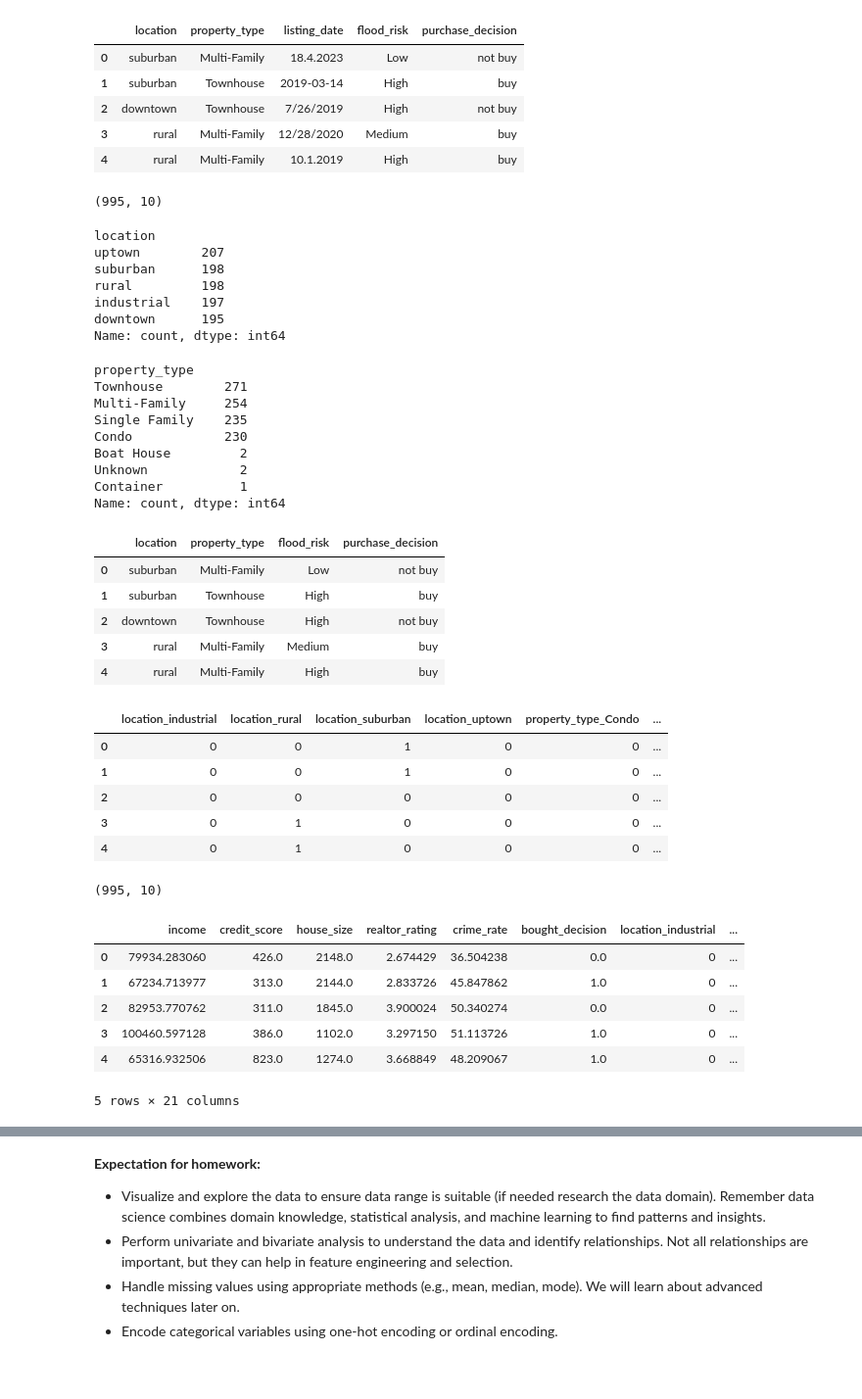
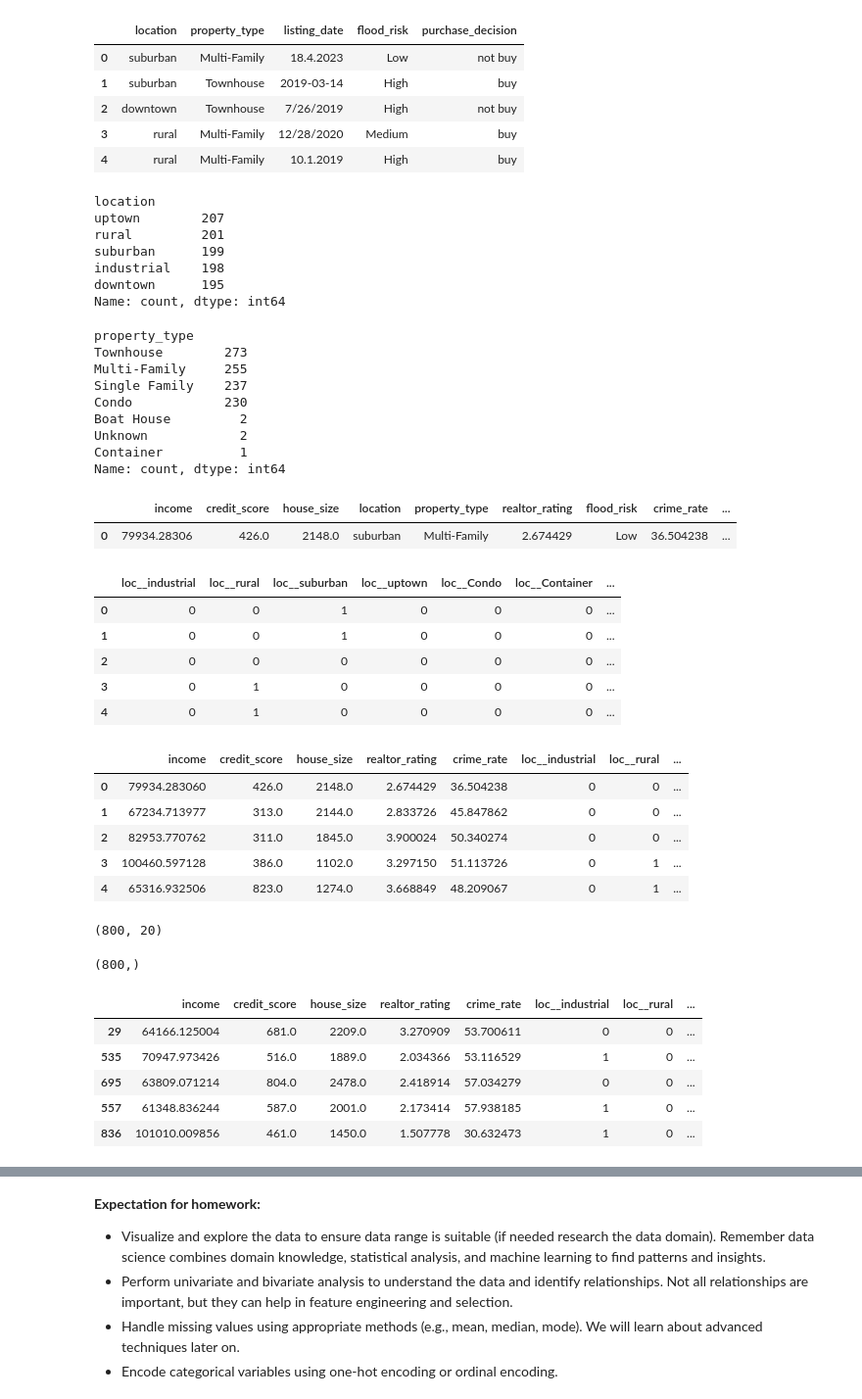
Before and after one commit to sidchakravarty/sju_dss740_spring2026, a Jupyter notebook: src/preprocessing/main_data_preprocessing.ipynb, the cells around one changed output, grey strips where cells are left out. Shown at 98% size. Cells and saved outputs as stored; diff of their text form; code cells hidden in the pictures; blank space fills up the shorter version.

```diff
--- a/src/preprocessing/main_data_preprocessing.ipynb
+++ b/src/preprocessing/main_data_preprocessing.ipynb
@@ -23,7 +23,7 @@ from sklearn.impute import SimpleImputer
 # %% [markdown]
 <h3 style = 'color:green'>2.2.2 Load and Explore Data</h3>
 # %%
-df = pd.read_csv("../../data/synthetic_housing_data (Classification).csv")
+df = pd.read_csv("../data/synthetic_housing_data (Classification).csv")
 df.head()
 # %% [output]
 |  | income | credit_score | house_size | location | property_type | listing_date | realtor_rating | flood_risk | ... |
@@ -184,3 +143,0 @@ df.groupby(['location', 'property_type']).agg({'income': 'mean'}).reset_index()
-# %%
-df['bought_decision'] = df['purchase_decision'].map({'buy': 1, 'not buy': 0})
-df['bought_decision'].value_counts(normalize=True) * 100
@@ -391,9 +297,3 @@ categoricalColumns[:5]
-# %%
-df.drop(index=df[df['credit_score'] > 850].index, inplace=True)
-# %%
-df.shape
-# %% [output]
-(995, 10)
 # %%
 df.drop('listing_date', axis = 1, inplace=True)
 # %%
@@ -401,62 +301,52 @@ df['location'].value_counts()
 # %% [output]
 location
 uptown        207
-suburban      198
-rural         198
-industrial    197
+rural         201
+suburban      199
+industrial    198
 downtown      195
 Name: count, dtype: int64
 # %%
 df['property_type'].value_counts()
 # %% [output]
 property_type
-Townhouse        271
-Multi-Family     254
-Single Family    235
+Townhouse        273
+Multi-Family     255
+Single Family    237
 Condo            230
 Boat House         2
 Unknown            2
 Container          1
 Name: count, dtype: int64
-# %%
-categoricalColumns = df.select_dtypes(include=['object'])
-categoricalColumns.head()
-# %% [output]
-|  | location | property_type | flood_risk | purchase_decision |
-| 0 | suburban | Multi-Family | Low | not buy |
-| 1 | suburban | Townhouse | High | buy |
-| 2 | downtown | Townhouse | High | not buy |
-| 3 | rural | Multi-Family | Medium | buy |
-| 4 | rural | Multi-Family | High | buy |
+# %%
+df.head(1)
+# %% [output]
+|  | income | credit_score | house_size | location | property_type | realtor_rating | flood_risk | crime_rate | ... |
+| 0 | 79934.28306 | 426.0 | 2148.0 | suburban | Multi-Family | 2.674429 | Low | 36.504238 | ... |
 # %%
 categoricalColumns = df.select_dtypes(include=['object'])
-df_categorical = pd.get_dummies(categoricalColumns, drop_first=True, dtype=int) # Ensure that data type = 0 and 1 instead of True and False
+df_categorical = pd.get_dummies(categoricalColumns, drop_first=True, prefix='loc_', dtype=int) # Ensure that data type = 0 and 1 instead of True and False
 
 df_categorical.head()
 # %% [output]
-|  | location_industrial | location_rural | location_suburban | location_uptown | property_type_Condo | ... |
-| 0 | 0 | 0 | 1 | 0 | 0 | ... |
-| 1 | 0 | 0 | 1 | 0 | 0 | ... |
-| 2 | 0 | 0 | 0 | 0 | 0 | ... |
-| 3 | 0 | 1 | 0 | 0 | 0 | ... |
-| 4 | 0 | 1 | 0 | 0 | 0 | ... |
+|  | loc__industrial | loc__rural | loc__suburban | loc__uptown | loc__Condo | loc__Container | ... |
+| 0 | 0 | 0 | 1 | 0 | 0 | 0 | ... |
+| 1 | 0 | 0 | 1 | 0 | 0 | 0 | ... |
+| 2 | 0 | 0 | 0 | 0 | 0 | 0 | ... |
+| 3 | 0 | 1 | 0 | 0 | 0 | 0 | ... |
+| 4 | 0 | 1 | 0 | 0 | 0 | 0 | ... |
-# %%
-df.shape
-# %% [output]
-(995, 10)
 # %%
 # Create training and testing sets
 X = pd.concat([df[numericalColumns.columns], df_categorical], axis=1)
 # X.drop('buy', axis = 1, inplace=True)
 X.head()
 # %% [output]
-|  | income | credit_score | house_size | realtor_rating | crime_rate | bought_decision | location_industrial | ... |
-| 0 | 79934.283060 | 426.0 | 2148.0 | 2.674429 | 36.504238 | 0.0 | 0 | ... |
-| 1 | 67234.713977 | 313.0 | 2144.0 | 2.833726 | 45.847862 | 1.0 | 0 | ... |
-| 2 | 82953.770762 | 311.0 | 1845.0 | 3.900024 | 50.340274 | 0.0 | 0 | ... |
-| 3 | 100460.597128 | 386.0 | 1102.0 | 3.297150 | 51.113726 | 1.0 | 0 | ... |
-| 4 | 65316.932506 | 823.0 | 1274.0 | 3.668849 | 48.209067 | 1.0 | 0 | ... |
+|  | income | credit_score | house_size | realtor_rating | crime_rate | loc__industrial | loc__rural | ... |
+| 0 | 79934.283060 | 426.0 | 2148.0 | 2.674429 | 36.504238 | 0 | 0 | ... |
+| 1 | 67234.713977 | 313.0 | 2144.0 | 2.833726 | 45.847862 | 0 | 0 | ... |
+| 2 | 82953.770762 | 311.0 | 1845.0 | 3.900024 | 50.340274 | 0 | 0 | ... |
+| 3 | 100460.597128 | 386.0 | 1102.0 | 3.297150 | 51.113726 | 0 | 1 | ... |
+| 4 | 65316.932506 | 823.0 | 1274.0 | 3.668849 | 48.209067 | 0 | 1 | ... |
-5 rows × 21 columns
 # %%
 y = df['purchase_decision']
 # %%
@@ -465,10 +355,21 @@ y = df['purchase_decision']
 Xtrain, Xtest, ytrain, ytest = train_test_split(X, y, test_size=0.2, random_state=42)
 # %%
 Xtrain.shape
+# %% [output]
+(800, 20)
 # %%
 ytrain.shape
+# %% [output]
+(800,)
 # %%
 Xtrain[:5]
+# %% [output]
+|  | income | credit_score | house_size | realtor_rating | crime_rate | loc__industrial | loc__rural | ... |
+| 29 | 64166.125004 | 681.0 | 2209.0 | 3.270909 | 53.700611 | 0 | 0 | ... |
+| 535 | 70947.973426 | 516.0 | 1889.0 | 2.034366 | 53.116529 | 1 | 0 | ... |
+| 695 | 63809.071214 | 804.0 | 2478.0 | 2.418914 | 57.034279 | 0 | 0 | ... |
+| 557 | 61348.836244 | 587.0 | 2001.0 | 2.173414 | 57.938185 | 1 | 0 | ... |
+| 836 | 101010.009856 | 461.0 | 1450.0 | 1.507778 | 30.632473 | 1 | 0 | ... |
 # %%
 # MinMaxScaler for feature scaling
 scaler = MinMaxScaler()
```
Also changed, not shown: parts of 21 cells of this notebook, 4 other files.
